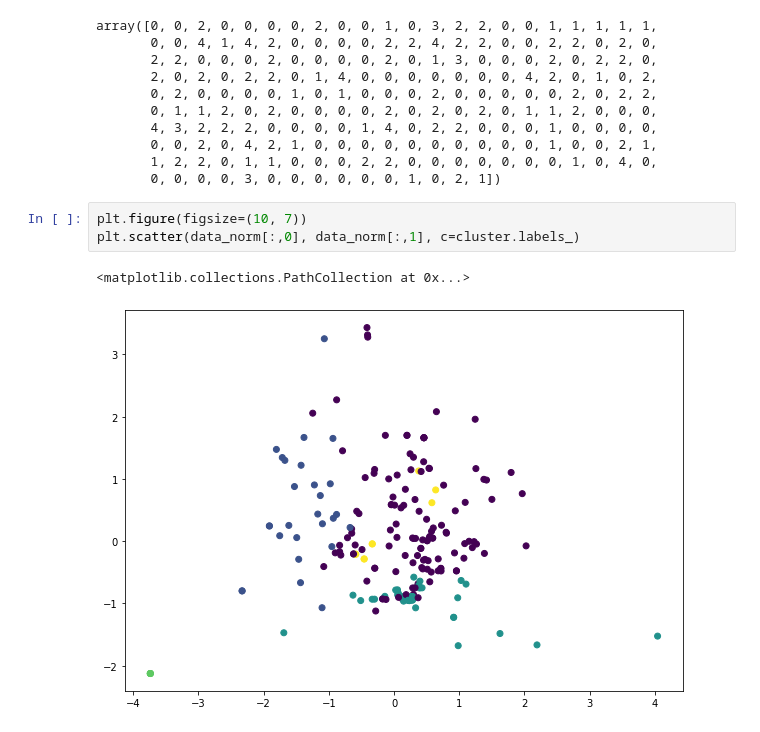
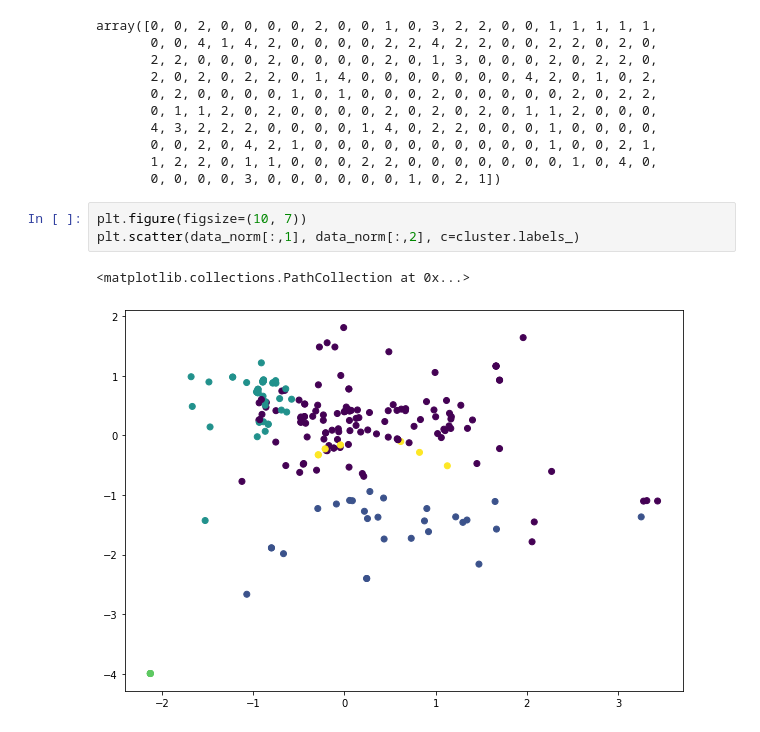
Before and after one commit to zaned897/pdfTextanalyzer, a Jupyter notebook: clustering.ipynb, the cells around one changed output. Cells and saved outputs as stored; diff of their text form.

Commit message:
cluster updated

```diff
--- a/clustering.ipynb
+++ b/clustering.ipynb
@@ -93,7 +96,7 @@ array([0, 0, 2, 0, 0, 0, 0, 2, 0, 0, 1, 0, 3, 2, 2, 0, 0, 1, 1, 1, 1, 1,
        0, 0, 0, 0, 3, 0, 0, 0, 0, 0, 0, 1, 0, 2, 1])
 # %%
 plt.figure(figsize=(10, 7))
-plt.scatter(data_norm[:,0], data_norm[:,1], c=cluster.labels_)
+plt.scatter(data_norm[:,1], data_norm[:,2], c=cluster.labels_)
 # %% [output]
 <matplotlib.collections.PathCollection at 0x...>
-[figure, old version]
+[figure, new version]
```
Also changed, not shown: parts of 7 cells of this notebook.
